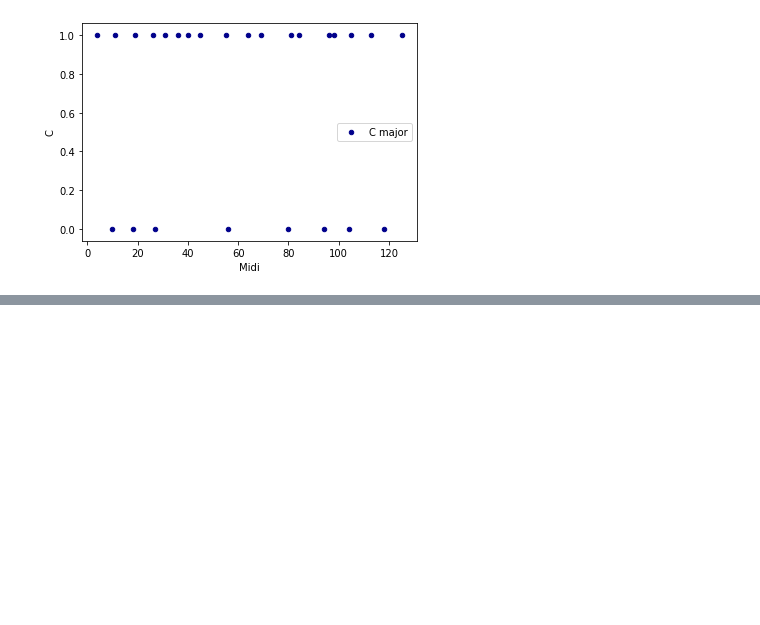
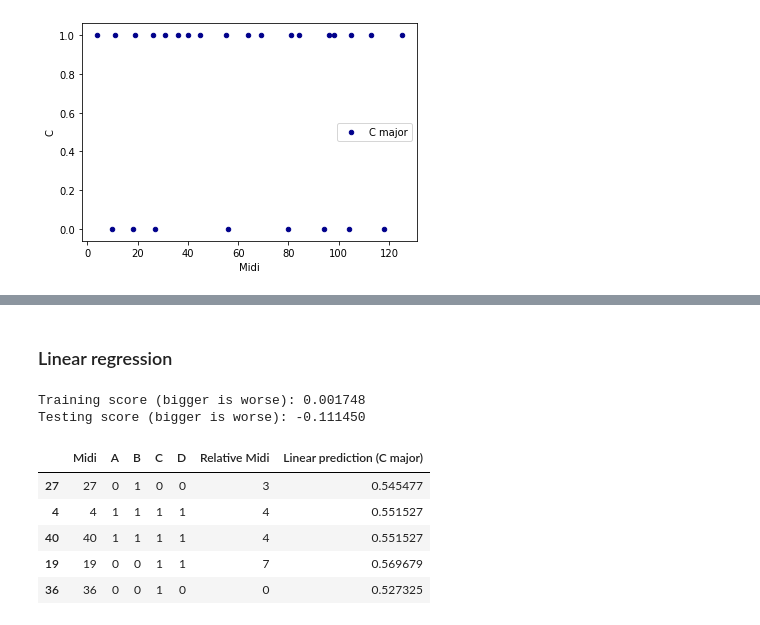
Before and after one commit to ctford/old-town-code, a Jupyter notebook: old-town-code.ipynb, the cells around one changed output, grey strips where cells are left out. Drawn from its saved outputs; the diff is of its cells as text; code cells hidden in the pictures; blank space fills up the shorter version.

```diff
--- a/old-town-code.ipynb
+++ b/old-town-code.ipynb
@@ -82,0 +95,28 @@ Testing accuracy: 53%
+# %% [markdown]
+### Linear regression
+# %%
+x_train = train.filter(items=["Relative Midi"])
+y_train = train.filter(items=["C"])
+
+linear = sklearn.linear_model.LinearRegression()
+
+linear.fit(x_train, y_train)
+
+x_test = test.filter(items=["Relative Midi"])
+y_test = test.filter(items=["C"])
+
+print("Training score (bigger is worse): %f" % linear.score(x_train, y_train))
+print("Testing score (bigger is worse): %f" % linear.score(x_test, y_test))
+
+output = test.copy()
+output["Linear prediction (C major)"] = linear.predict(x_test)
+output.sample(n=5)
+# %% [output]
+Training score (bigger is worse): 0.001748
+Testing score (bigger is worse): -0.111450
+|  | Midi | A | B | C | D | Relative Midi | Linear prediction (C major) |
+| 27 | 27 | 0 | 1 | 0 | 0 | 3 | 0.545477 |
+| 4 | 4 | 1 | 1 | 1 | 1 | 4 | 0.551527 |
+| 40 | 40 | 1 | 1 | 1 | 1 | 4 | 0.551527 |
+| 19 | 19 | 0 | 0 | 1 | 1 | 7 | 0.569679 |
+| 36 | 36 | 0 | 0 | 1 | 0 | 0 | 0.527325 |
```
Also changed, not shown: parts of 13 cells of this notebook.
